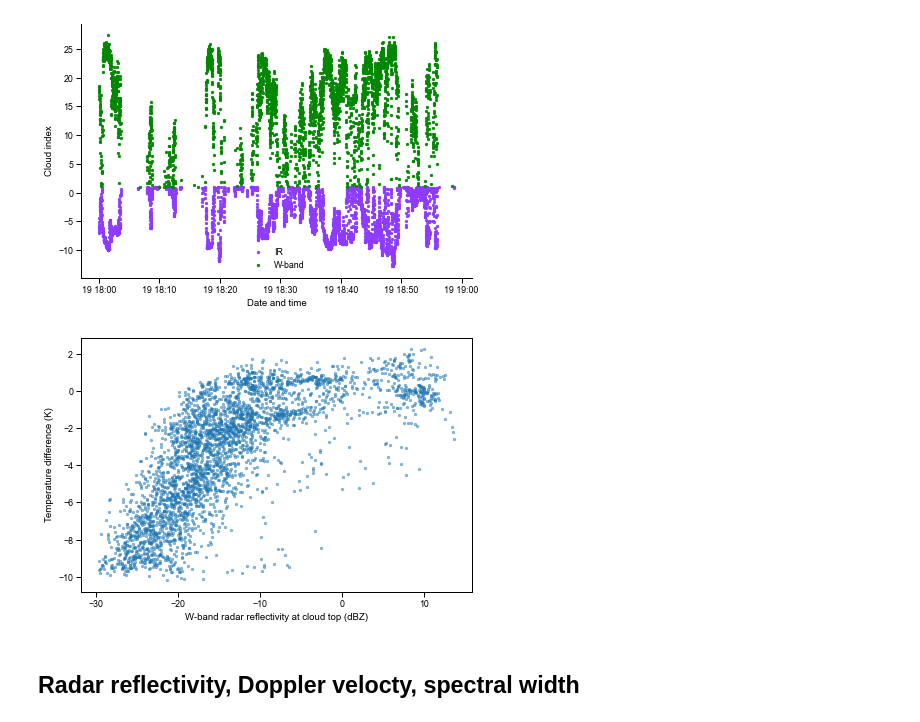
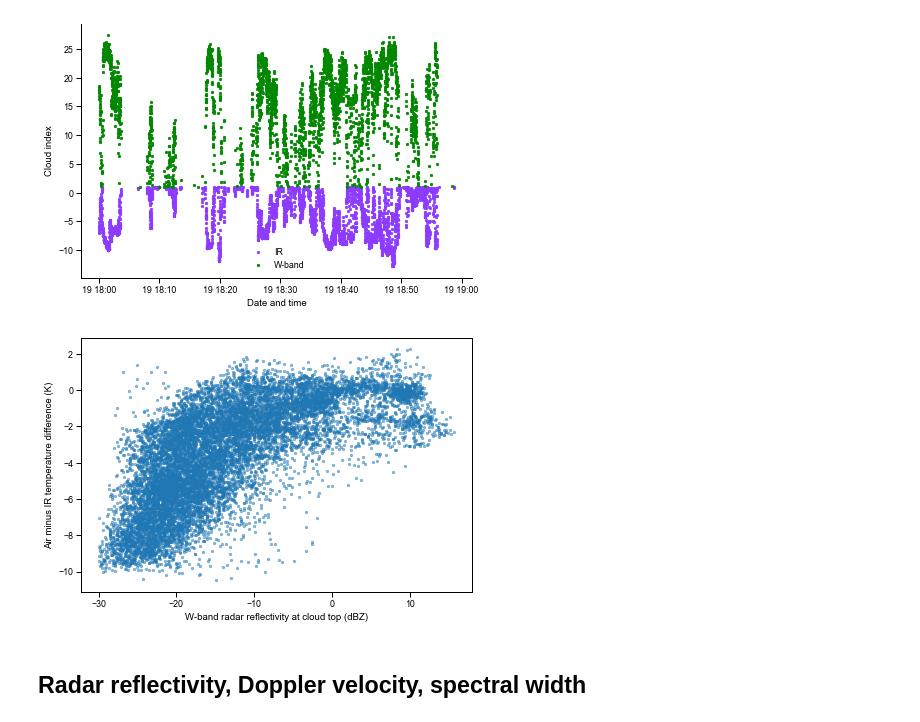
Before and after one commit to RobertPincus/atomic-p3-data-paper, a Jupyter notebook: Figures.ipynb, the cells around one changed output. Saved outputs shown, nothing was run; the diff lists cells and outputs as text; code cells hidden in the pictures.

```diff
--- a/Figures.ipynb
+++ b/Figures.ipynb
@@ -282,19 +271,19 @@ if saveFigs:
 # %%
 sns.set_context("paper")
 fig = plt.figure(figsize = (7,7/1.5))
 ax = plt.axes()
 
-ax.scatter(subset.Z_CT,
-            subset.T_Air_CT - cloud_example.T_IR_CT,
-            marker = ".", alpha=0.5)
-ax.set_ylabel("Temperature difference (K)")
+ax.scatter(cloud_example.Z_CT,
+           cloud_example.T_Air_CT - cloud_example.T_IR_CT,
+           marker = ".", alpha=0.5)
+ax.set_ylabel("Air minus IR temperature difference (K)")
 ax.set_xlabel("W-band radar reflectivity at cloud top (dBZ)")
 
 
 if saveFigs:
     fig.savefig(figDir.joinpath("Reflectivity-vs-Temp-diff.pdf"), dpi=600, transparent=True, bbox_inches = "tight")
     fig.savefig(figDir.joinpath("Reflectivity-vs-Temp-diff.png"), dpi=150, transparent=True, bbox_inches = "tight")
 # %% [output]
-[figure, old version]
+[figure, new version]
 # %% [markdown]
-## Radar reflectivity, Doppler velocty, spectral width
+## Radar reflectivity, Doppler velocity, spectral width
```
Also changed, not shown: parts of 17 cells of this notebook, 1 other file.
